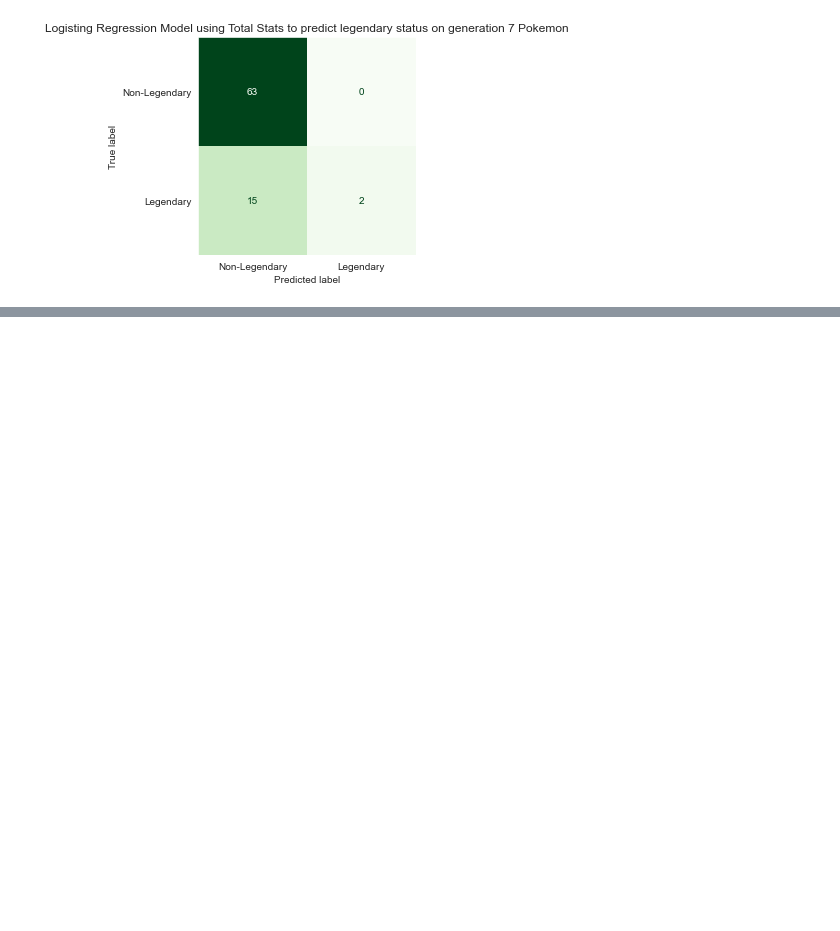
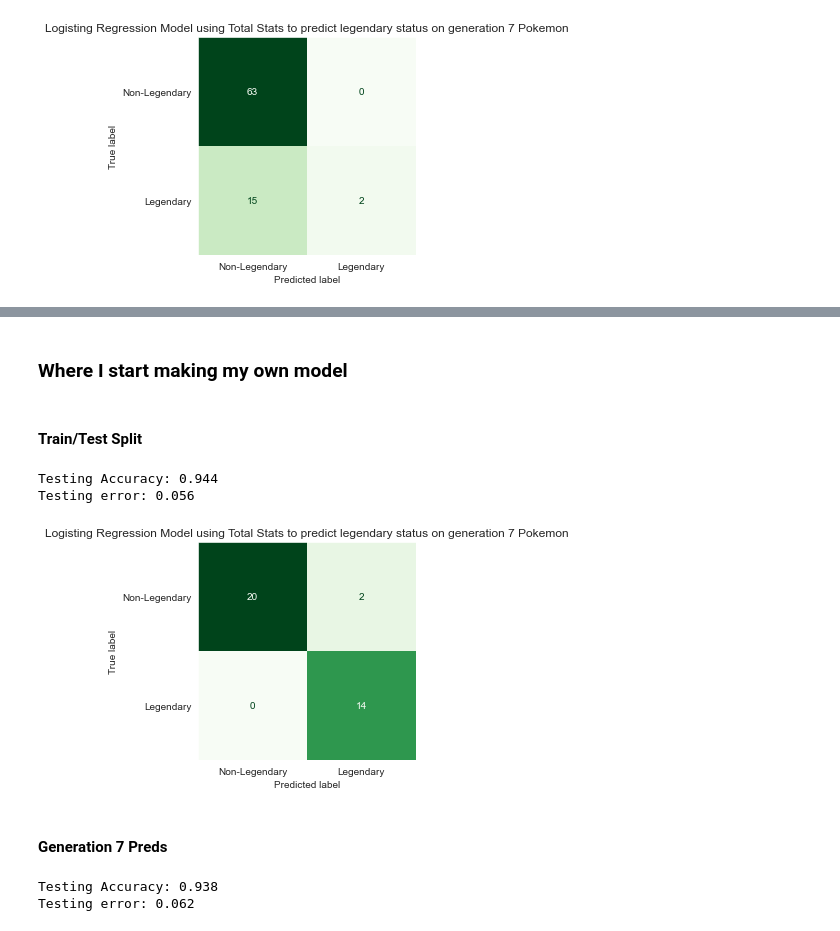
Before and after one commit to papir805/pokemon_classification, a Jupyter notebook: pkmn_legendary_classification.ipynb, the cells around one changed output, grey strips where cells are left out. Saved outputs shown, nothing was run; the diff lists cells and outputs as text; code cells hidden in the pictures; blank space fills up the shorter version.

Commit message:
Finished prototype that increased model performance, starting to finalize for presentation

```diff
--- a/pkmn_legendary_classification.ipynb
+++ b/pkmn_legendary_classification.ipynb
@@ -848,0 +1003,56 @@ kNN and now Logistic regression both don't look like a great models to use.  Per
+# %% [markdown]
+### Where I start making my own model
+# %% [markdown]
+#### Train/Test Split
+# %%
+knn_model = KNeighborsClassifier()
+over = imblearn.over_sampling.SMOTE(sampling_strategy=0.1, k_neighbors=6)
+under = imblearn.under_sampling.RandomUnderSampler(sampling_strategy=0.7)
+steps = [('over', over), ('under', under)]
+pipeline = imblearn.pipeline.Pipeline(steps=steps)
+X_over_under, y_over_under = pipeline.fit_resample(X, y)
+
+X_train, X_test, y_train, y_test = train_test_split(X_over_under, y_over_under, test_size = 0.2, random_state=0)
+
+knn_fit = knn_model.fit(X_train, y_train)
+
+knn_test_preds = knn_fit.predict(X_test)
+
+# lr_preds
+# preds = log_reg_fit_auto.predict(X_test_imp_features)
+# pred_mpg01 = np.where(preds <= 0.5, 0, 1)
+
+accuracy = accuracy_score(y_test, knn_test_preds)
+test_error = 1 - accuracy
+print(F"Testing Accuracy: {accuracy:.3f}")
+print(F"Testing error: {test_error:.3f}")
+# %% [output]
+Testing Accuracy: 0.944
+Testing error: 0.056
+# %%
+ConfusionMatrixDisplay.from_predictions(y_test,
+                                      knn_test_preds,
+                                      cmap="Greens",
+                                      display_labels=['Non-Legendary', 'Legendary'],
+                                      colorbar=False)
+plt.grid(False)
+plt.title('Logisting Regression Model using Total Stats to predict legendary status on generation 7 Pokemon')
+plt.savefig("/users/rancher/Google Drive/Coding/website/github_pages/images/pokemon_classifier/log_reg_gen_7.png", bbox_inches="tight");
+# %% [output]
+[figure, added]
+# %% [markdown]
+#### Generation 7 Preds
+# %%
+knn_gen_7_preds = knn_fit.predict(np.array(gen_7['total_stats']).reshape(-1,1))
+
+# lr_preds
+# preds = log_reg_fit_auto.predict(X_test_imp_features)
+# pred_mpg01 = np.where(preds <= 0.5, 0, 1)
+
+accuracy = accuracy_score(y_gen_7, knn_gen_7_preds)
+test_error = 1 - accuracy
+print(F"Testing Accuracy: {accuracy:.3f}")
+print(F"Testing error: {test_error:.3f}")
+# %% [output]
+Testing Accuracy: 0.938
+Testing error: 0.062
```
Also changed, not shown: parts of 60 cells of this notebook, 2 other files.
